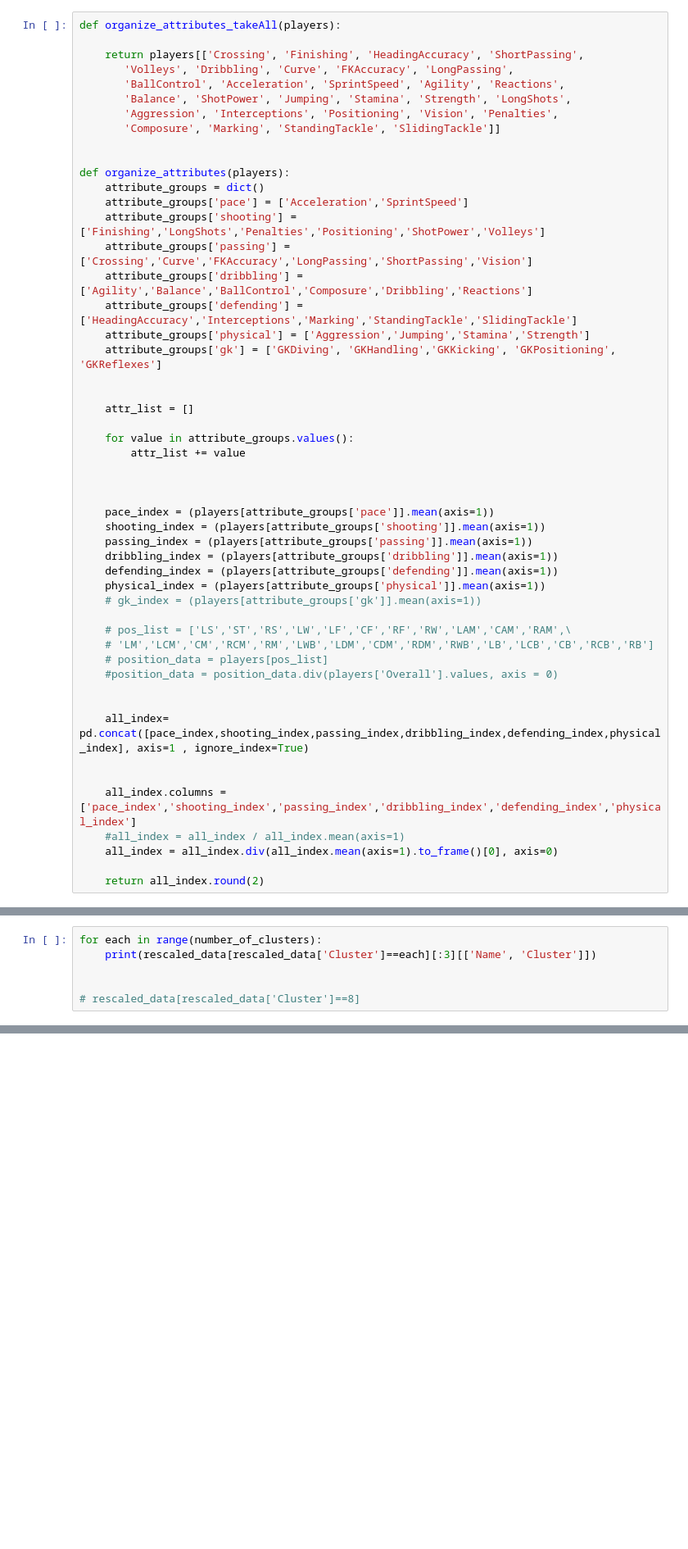
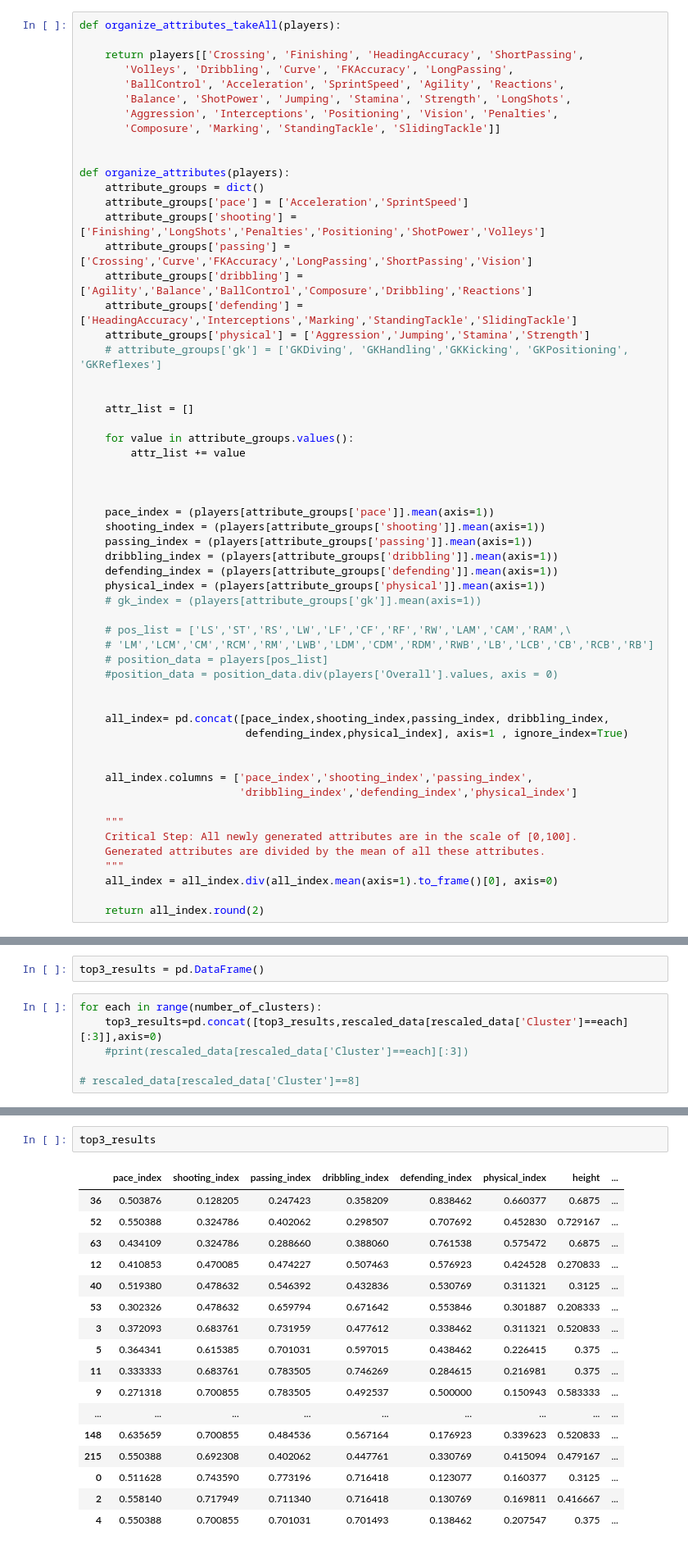
Before and after one commit to emredogan7/soccer-player-archetype-clustering, a Jupyter notebook: main.ipynb, the cells around one changed output, grey strips where cells are left out. Shown at 82% size. Saved outputs shown, nothing was run; the diff lists cells and outputs as text; blank space fills up the shorter version.

```diff
--- a/main.ipynb
+++ b/main.ipynb
@@ -90,7 +90,7 @@ def organize_attributes(players):
     attribute_groups['dribbling'] = ['Agility','Balance','BallControl','Composure','Dribbling','Reactions']
     attribute_groups['defending'] = ['HeadingAccuracy','Interceptions','Marking','StandingTackle','SlidingTackle']
     attribute_groups['physical'] = ['Aggression','Jumping','Stamina','Strength']
-    attribute_groups['gk'] = ['GKDiving', 'GKHandling','GKKicking', 'GKPositioning', 'GKReflexes']
+    # attribute_groups['gk'] = ['GKDiving', 'GKHandling','GKKicking', 'GKPositioning', 'GKReflexes']
 
 
     attr_list = []
@@ -114,11 +114,17 @@ def organize_attributes(players):
     #position_data = position_data.div(players['Overall'].values, axis = 0)
 
 
-    all_index= pd.concat([pace_index,shooting_index,passing_index,dribbling_index,defending_index,physical_index], axis=1 , ignore_index=True)
+    all_index= pd.concat([pace_index,shooting_index,passing_index, dribbling_index,
+                          defending_index,physical_index], axis=1 , ignore_index=True)
 
 
-    all_index.columns = ['pace_index','shooting_index','passing_index','dribbling_index','defending_index','physical_index']
-    #all_index = all_index / all_index.mean(axis=1)
+    all_index.columns = ['pace_index','shooting_index','passing_index',
+                         'dribbling_index','defending_index','physical_index']
+
+    """
+    Critical Step: All newly generated attributes are in the scale of [0,100].
+    Generated attributes are divided by the mean of all these attributes.
+    """
     all_index = all_index.div(all_index.mean(axis=1).to_frame()[0], axis=0)
 
     return all_index.round(2)
@@ -245,6 +240,8 @@ rescaled_data['Cluster'] = kmeanModel.labels_
+# %%
+top3_results = pd.DataFrame()
 # %%
 for each in range(number_of_clusters):
-    print(rescaled_data[rescaled_data['Cluster']==each][:3][['Name', 'Cluster']])
-
+    top3_results=pd.concat([top3_results,rescaled_data[rescaled_data['Cluster']==each][:3]],axis=0)
+    #print(rescaled_data[rescaled_data['Cluster']==each][:3])
 
 # rescaled_data[rescaled_data['Cluster']==8]
@@ -268,0 +248,20 @@ for each in range(number_of_clusters):
+# %%
+top3_results
+# %% [output]
+|  | pace_index | shooting_index | passing_index | dribbling_index | defending_index | physical_index | height | ... |
+| 36 | 0.503876 | 0.128205 | 0.247423 | 0.358209 | 0.838462 | 0.660377 | 0.6875 | ... |
+| 52 | 0.550388 | 0.324786 | 0.402062 | 0.298507 | 0.707692 | 0.452830 | 0.729167 | ... |
+| 63 | 0.434109 | 0.324786 | 0.288660 | 0.388060 | 0.761538 | 0.575472 | 0.6875 | ... |
+| 12 | 0.410853 | 0.470085 | 0.474227 | 0.507463 | 0.576923 | 0.424528 | 0.270833 | ... |
+| 40 | 0.519380 | 0.478632 | 0.546392 | 0.432836 | 0.530769 | 0.311321 | 0.3125 | ... |
+| 53 | 0.302326 | 0.478632 | 0.659794 | 0.671642 | 0.553846 | 0.301887 | 0.208333 | ... |
+| 3 | 0.372093 | 0.683761 | 0.731959 | 0.477612 | 0.338462 | 0.311321 | 0.520833 | ... |
+| 5 | 0.364341 | 0.615385 | 0.701031 | 0.597015 | 0.438462 | 0.226415 | 0.375 | ... |
+| 11 | 0.333333 | 0.683761 | 0.783505 | 0.746269 | 0.284615 | 0.216981 | 0.375 | ... |
+| 9 | 0.271318 | 0.700855 | 0.783505 | 0.492537 | 0.500000 | 0.150943 | 0.583333 | ... |
+| ... | ... | ... | ... | ... | ... | ... | ... | ... |
+| 148 | 0.635659 | 0.700855 | 0.484536 | 0.567164 | 0.176923 | 0.339623 | 0.520833 | ... |
+| 215 | 0.550388 | 0.692308 | 0.402062 | 0.447761 | 0.330769 | 0.415094 | 0.479167 | ... |
+| 0 | 0.511628 | 0.743590 | 0.773196 | 0.716418 | 0.123077 | 0.160377 | 0.3125 | ... |
+| 2 | 0.558140 | 0.717949 | 0.711340 | 0.716418 | 0.130769 | 0.169811 | 0.416667 | ... |
+| 4 | 0.550388 | 0.700855 | 0.701031 | 0.701493 | 0.138462 | 0.207547 | 0.375 | ... |
```
Also changed, not shown: parts of 18 cells of this notebook.
